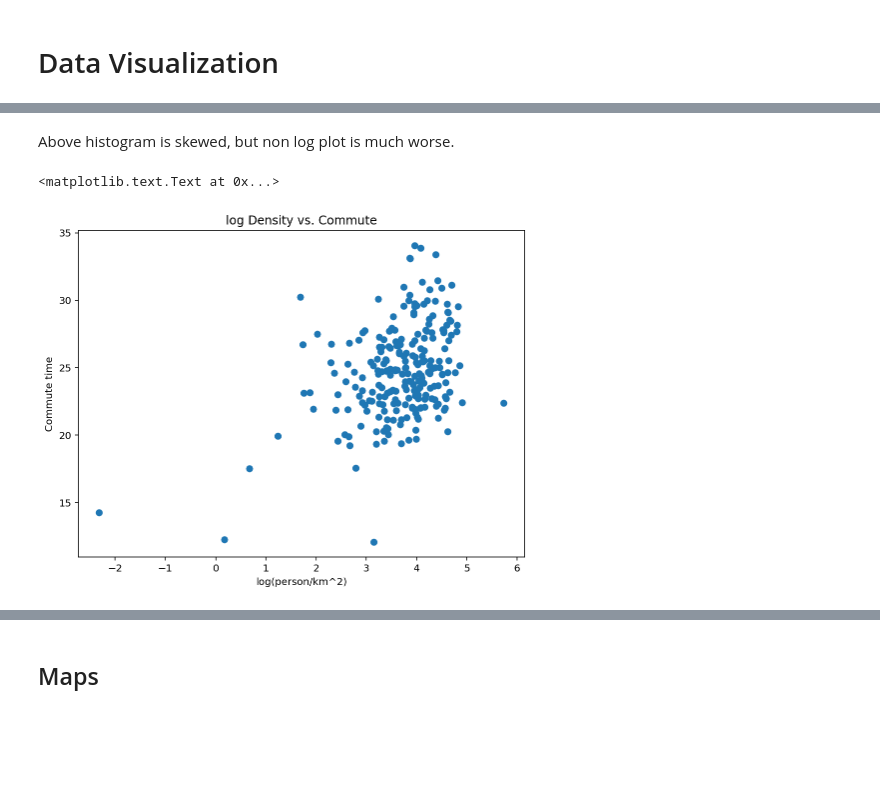
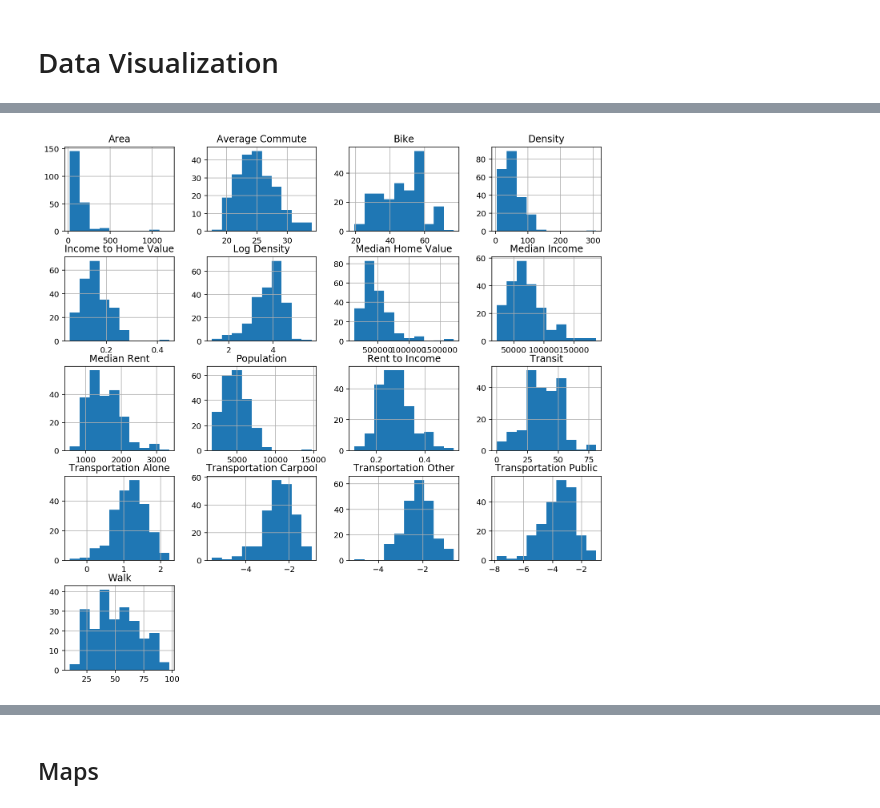
Before and after one commit to Hudsonnc/Pr_084, a Jupyter notebook: Pr_084_HackathonSubmission.ipynb, the cells around one changed output, grey strips where cells are left out. Cells and saved outputs as stored; diff of their text form; code cells hidden in the pictures; blank space fills up the shorter version.

```diff
--- a/Pr_084_HackathonSubmission.ipynb
+++ b/Pr_084_HackathonSubmission.ipynb
@@ -349,0 +511,11 @@ tract_data_all['Density'] = tract_data_all['Population'] / tract_data_all['Area'
+# %%
+from sklearn import preprocessing
+cols = tract_data_all.columns
+scaler = preprocessing.StandardScaler()
+np_scaled = scaler.fit_transform(tract_data_all[cols[1:]])
+tract_data_all_scaled = pd.concat([
+    tract_data_all[cols[0]],
+    pd.DataFrame(np_scaled)
+],axis = 1)
+tract_data_all_scaled.columns = cols
+tract_data_all_scaled.head()
@@ -389,10 +531,4 @@ plt.ylabel('Frequency')
-# %% [markdown]
-Above histogram is skewed, but non log plot is much worse.
-# %%
-plt.scatter(log_density, tract_data_all['Average Commute'])
-plt.title('log Density vs. Commute')
-plt.xlabel('log(person/km^2)')
-plt.ylabel('Commute time')
-# %% [output]
-<matplotlib.text.Text at 0x...>
-[figure, removed]
+# %%
+hist = tract_data_all[cols[1:]].hist(figsize=(12,12))
+# %% [output]
+[figure, added]
```
Also changed, not shown: parts of 70 cells of this notebook, 16 other files.
